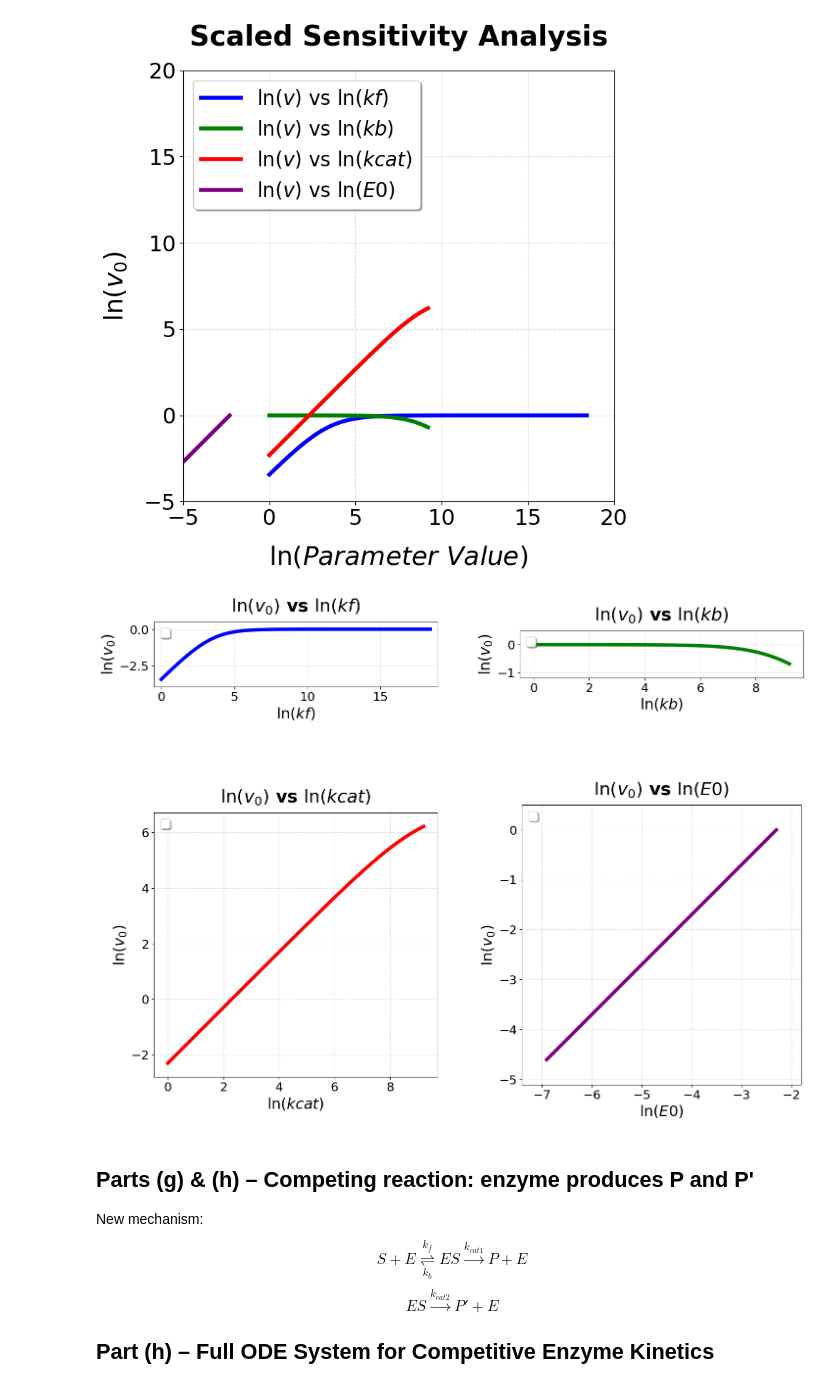
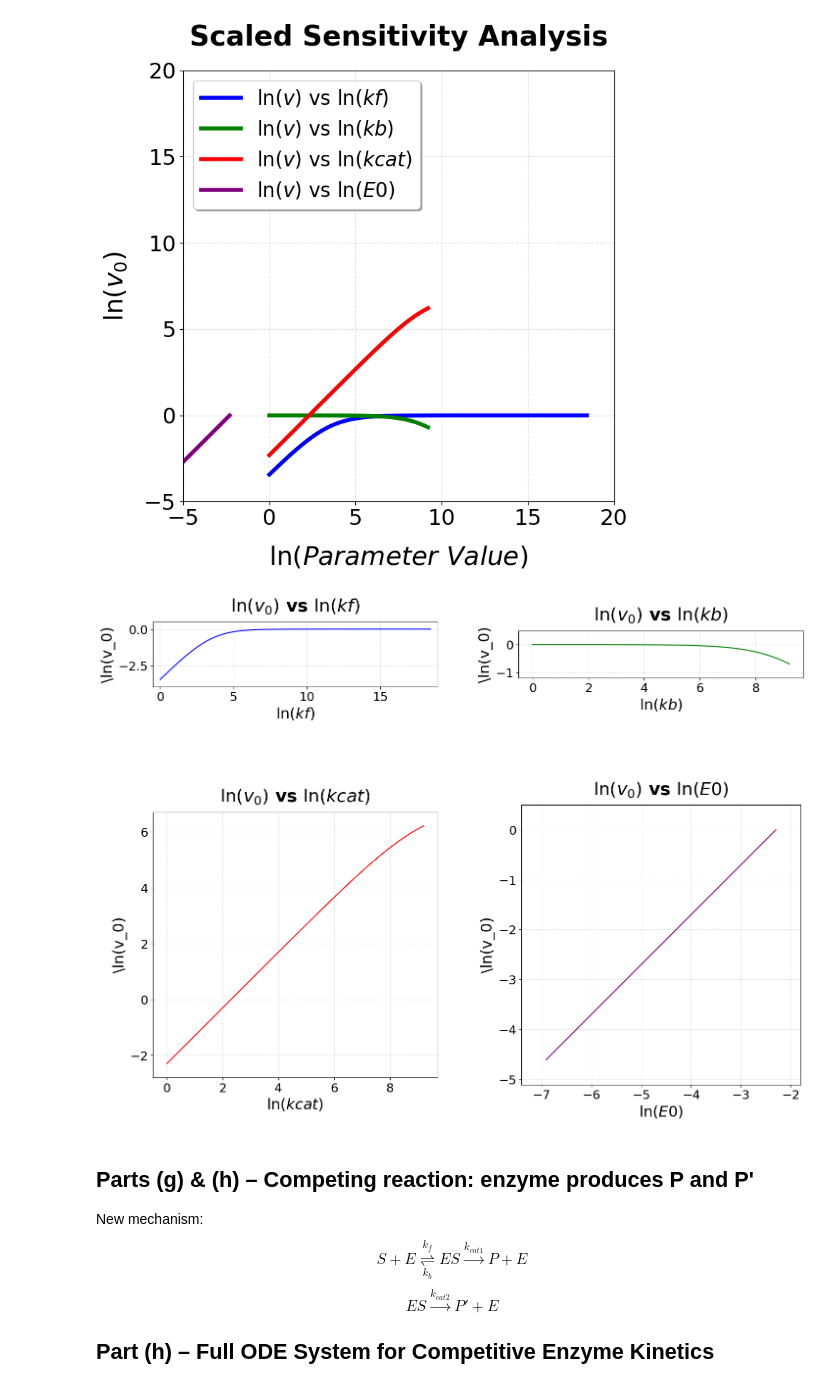
Before and after one commit to Noah-Paga/Bioreactor-mod-simulation, a Jupyter notebook: Project_1/Ex1.ipynb, the cells around one changed output. Saved outputs shown, nothing was run; the diff lists cells and outputs as text; code cells hidden in the pictures.

```diff
--- a/Project_1/Ex1.ipynb
+++ b/Project_1/Ex1.ipynb
@@ -227,37 +227,36 @@ plt.show()
 # %%
 
 # Individual plotting of the sensitivity for each parameter
 fig, axes = plt.subplots(2, 2, figsize=(16, 14))
 axes = axes.flatten()
 
 params_list = [
     ('kf', kf_range, 'blue'),
     ('kb', kb_range, 'green'),
     ('kcat', kcat_range, 'red'),
     ('E0', E0_range, 'purple')
 ]
 
 ref_params = {'kf': kf_ref, 'kb': kb_ref, 'kcat': kcat_ref, 'E0': E0_ref}
 
 for i, (name, rng, color) in enumerate(params_list):
     ln_p, ln_v = get_log_data(name, rng)
 
     # Plotting
-    axes[i].plot(ln_p, ln_v, color=color, lw=5)
+    axes[i].plot(ln_p, ln_v, color=color)
     axes[i].set_title(rf'$\ln(v_0)$ vs $\ln({name})$', fontsize=26, fontweight='bold', pad=15)
     axes[i].set_xlabel(rf'$\ln(\mathit{{{name}}})$', fontsize=22)
-    axes[i].set_ylabel(r'$\ln(v_0)$', fontsize=22)
+    axes[i].set_ylabel(rf'\ln(v_0)', fontsize=22)
     axes[i].set_xlim(ln_p.min() - 0.5, ln_p.max() + 0.5)
     axes[i].set_ylim(ln_v.min() - 0.5, ln_v.max() + 0.5)
     axes[i].tick_params(axis='both', which='major', labelsize=18)
     axes[i].grid(True, alpha=0.4, linestyle='--')
-    axes[i].legend(fontsize=18, loc='upper left', frameon=True, shadow=True)
     axes[i].set_aspect('equal', adjustable='box')
 
 plt.tight_layout(pad=5.0)
 plt.show()
 # %% [output]
-[figure, old version]
+[figure, new version]
 # %% [markdown]
 ## Parts (g) & (h) – Competing reaction: enzyme produces P and P'
 
```
